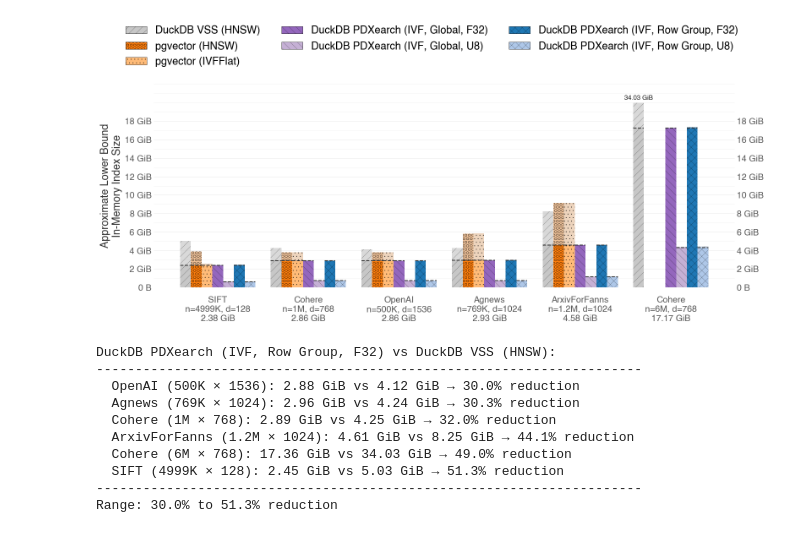
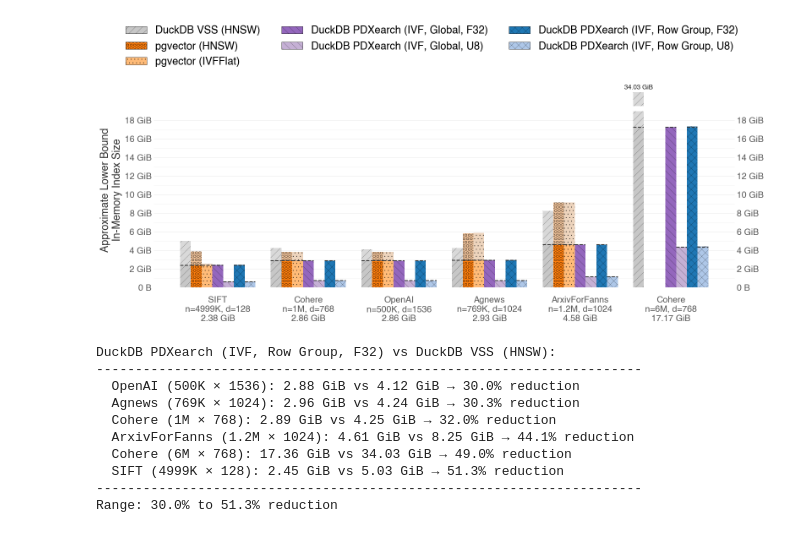
Before and after one commit to Noorts/vss-benchmarks, a Jupyter notebook: analysis/index_size.ipynb, the cells around one changed output. Cells and saved outputs as stored; diff of their text form; code cells hidden in the pictures.

Commit message:
feat: improve index size plot

```diff
--- a/analysis/index_size.ipynb
+++ b/analysis/index_size.ipynb
@@ -168,8 +168,11 @@ def bytes_formatter(val, pos):
 def gib(num):
     return 1024 ** 3 * num
 
-# Cap: bars taller than this are clipped and get a text label showing the real value.
-BAR_CAP = gib(20)
+# Cap & break: bars taller than BAR_CAP are drawn up to BAR_CAP with a
+# broken_barh gap from BREAK_LO to BREAK_HI to indicate truncation.
+BAR_CAP  = gib(21)
+BREAK_LO = gib(19)
+BREAK_HI = gib(19.5)
 
 fig, ax1 = plt.subplots(1, 1, figsize=(16, 7)) # 25, 5
 
@@ -204,23 +207,48 @@ def draw_bars(ax, value_fn, ylabel, show_label=False):
             draw_val = BAR_CAP if capped else val
             draw_overhead = draw_val - baseline
 
-            # Stacked bar: bottom = embeddings (full color), top = overhead (muted)
-            ax.bar(x, baseline, bar_width, color=color, hatch=hatch, label="")
-            ax.bar(x, draw_overhead, bar_width, bottom=baseline, color=color_muted, hatch=hatch,
-                   alpha=0.70, label=index_type if dataset == datasets[0] else "")
-
             if capped:
-                # Label showing actual size on the capped bar
-                ax.text(x, draw_val * 1.01, f"{format_bytes(val)}",
+                # Draw two segments with a gap using broken_barh.
+                # Segment 1: 0 → BREAK_LO (split into baseline + overhead portion)
+                x_left = x - bar_width / 2
+                # Bottom segment: embeddings baseline (full color)
+                ax.broken_barh(
+                    [(x_left, bar_width)], (0, baseline),
+                    facecolors=color, hatch=hatch, zorder=2,
+                )
+                # Overhead portion below the break
+                if baseline < BREAK_LO:
+                    ax.broken_barh(
+                        [(x_left, bar_width)], (baseline, BREAK_LO - baseline),
+                        facecolors=color_muted, hatch=hatch, alpha=0.70, zorder=2,
+                    )
+                # Segment 2: BREAK_HI → BAR_CAP (overhead continues above gap)
+                ax.broken_barh(
+                    [(x_left, bar_width)], (BREAK_HI, BAR_CAP - BREAK_HI),
+                    facecolors=color_muted, hatch=hatch, alpha=0.70, zorder=2,
+                    label=index_type if dataset == datasets[0] else "",
+                )
+                # White-out the gap region to create the visual break
+                ax.broken_barh(
+                    [(x_left, bar_width)], (BREAK_LO, BREAK_HI - BREAK_LO),
+                    facecolors='white', edgecolors='white', zorder=3,
+                )
+                # Label showing actual size
+                ax.text(x, BAR_CAP * 1.01, f"{format_bytes(val)}",
                         ha="center", va="bottom", fontsize=BAR_LABEL_FONTSIZE, color=BAR_TEXT_COLOR,
                         fontweight="bold")
             else:
+                # Normal (uncapped) stacked bar
+                ax.bar(x, baseline, bar_width, color=color, hatch=hatch, label="")
+                ax.bar(x, draw_overhead, bar_width, bottom=baseline, color=color_muted, hatch=hatch,
+                       alpha=0.70, label=index_type if dataset == datasets[0] else "")
+
                 offset = max(1, abs(val) * 0.03)
                 if show_label:
                     label_text = f"{format_bytes(overhead)}\n({format_bytes(val)})"
                 else:
                     label_text = None
-                x_text = x  # bar right edge (bar is centered at x)
+                x_text = x
                 ax.text(x_text, val + offset, label_text,
                         ha="center", va="bottom", fontsize=BAR_LABEL_FONTSIZE - 2, color=BAR_TEXT_COLOR)
 
@@ -247,46 +275,47 @@ def draw_bars(ax, value_fn, ylabel, show_label=False):
     for spine in ('top', 'right', 'left', 'bottom'):
         ax.spines[spine].set_visible(False)
     ax.set_yticks([gib(i) for i in range(0, 19, 2)])
-    ax.set_ylim(0, gib(22))
+    ax.set_ylim(0, gib(21))
     ax.tick_params(axis='y', which='both', colors=TICK_FONTS_COLOR, length=0, labelsize=TICK_FONTSIZE)
     ax.tick_params(axis='both', length=0)
     ax.tick_params(axis='x', pad=15)
 
-    # Faint minor gridlines halfway between major gridlines
-    ax.yaxis.set_minor_locator(AutoMinorLocator(2))
+    # Faint minor gridlines halfway between major gridlines (stop at 19 GiB)
+    from matplotlib.ticker import FixedLocator
+    ax.yaxis.set_minor_locator(FixedLocator([gib(i) for i in range(1, 19, 2)]))
     ax.yaxis.grid(True, which='minor', linestyle='-', linewidth=0.4, color='gray', alpha=0.15)
     ax.tick_params(axis='y', which='minor', length=0)
 
     # Mirror y-axis ticks on the right side
     ax2 = ax.secondary_yaxis('right')
     ax2.set_yticks(ax.get_yticks())
     ax2.yaxis.set_major_formatter(FuncFormatter(bytes_formatter))
     ax2.tick_params(axis='y', colors=TICK_FONTS_COLOR, length=0, labelsize=TICK_FONTSIZE)
     ax2.spines['right'].set_visible(False)
 
 # Plot 1: absolute index size
 def absolute_value(dataset, index_type, raw_f32, raw_u8):
     return data[dataset].get(index_type)
 
 draw_bars(ax1, absolute_value, "Approximate Lower Bound\nIn-Memory Index Size", show_label=False)
 # draw_bars(ax1, absolute_value, "Approximate Lower Bound\nIn-Memory Index Size", show_label=True)
 
 # Shared legend
 legend_handles = [
     Patch(facecolor=index_colors.get(idx, "#808080"),
           hatch=index_hatches.get(idx, ""),
           edgecolor='black', linewidth=0.5,
           label=idx)
     for idx in all_index_types
 ]
 fig.legend(handles=legend_handles, loc="upper center", ncols=math.ceil(len(all_index_types) / 3),
            frameon=False, fontsize=LABEL_FONTSIZE, bbox_to_anchor=(0.5, 1.06))
 
 fig.tight_layout(rect=[0, 0, 1, 0.85])
 # fig.tight_layout(rect=[0, 0, 1, 1])
 save_fig("index_size")
 # %% [output]
-[figure, old version]
+[figure, new version]
 # %%
 vss_key = "DuckDB VSS (HNSW)"
 pdx_keys = [
```
